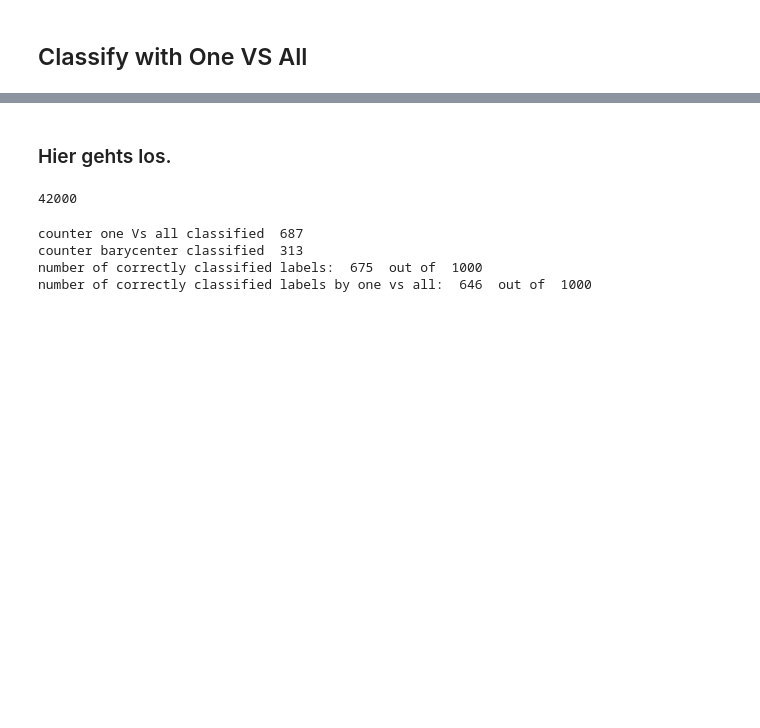
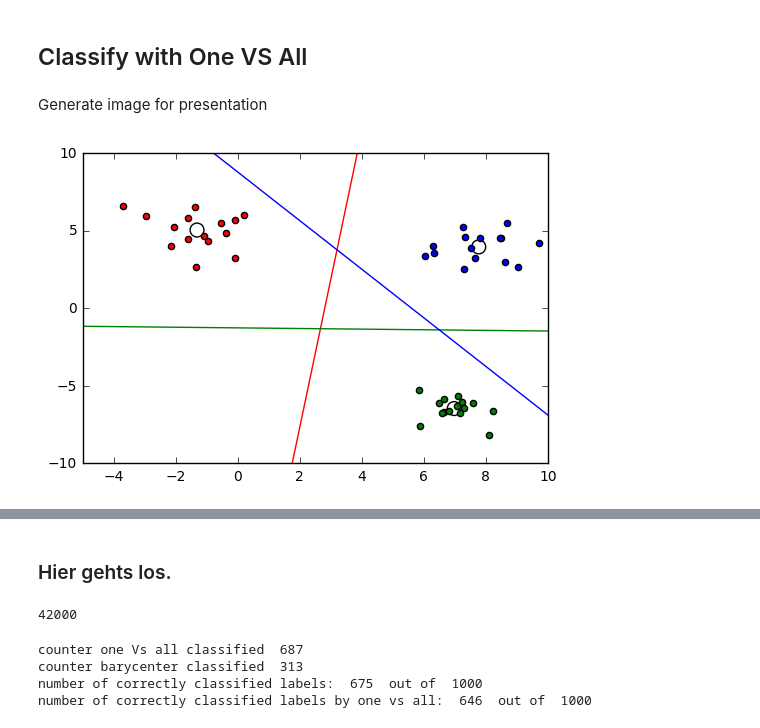
Before and after one commit to LisaBM/ml_project, a Jupyter notebook: oneVSall.ipynb, the cells around one changed output, grey strips where cells are left out. Saved outputs shown, nothing was run; the diff lists cells and outputs as text; code cells hidden in the pictures; blank space fills up the shorter version.

```diff
--- a/oneVSall.ipynb
+++ b/oneVSall.ipynb
@@ -37,3 +37,5 @@ def m_classes(l,n,m):
         labels[(i*l):((i+1)*l)]=i
 
     return data[1:], labels, centers
+# %% [markdown]
+Generate image for presentation
@@ -39,0 +72,18 @@ def m_classes(l,n,m):
+# %%
+onevsall_fig = plt.figure()
+plt.scatter([barycenter0[0], barycenter1[0], barycenter2[0]], [barycenter0[1], barycenter1[1], barycenter2[1]], s = 100, facecolors = 'none')
+plt.scatter(label0[:, 0], label0[:, 1], facecolors = 'red')
+plt.scatter(label1[:, 0], label1[:, 1], facecolors = 'green')
+plt.scatter(label2[:, 0], label2[:, 1], facecolors = 'blue')
+plt.xlim([-5, 10])
+plt.ylim([-10, 10])
+
+x = np.linspace(-15, 10, 100)
+y0 = m0 * x - b0 / w0[1]
+y1 = m1 * x - b1 / w1[1]
+y2 = m2 * x - b2 / w2[1]
+
+plt.plot(x, y0, 'r', x, y1, 'g', x, y2,'b')
+onevsall_fig.savefig('onevsall_examplegraphic.png')
+# %% [output]
+[figure, added]
```
Also changed, not shown: parts of 6 cells of this notebook, 1 other file.
